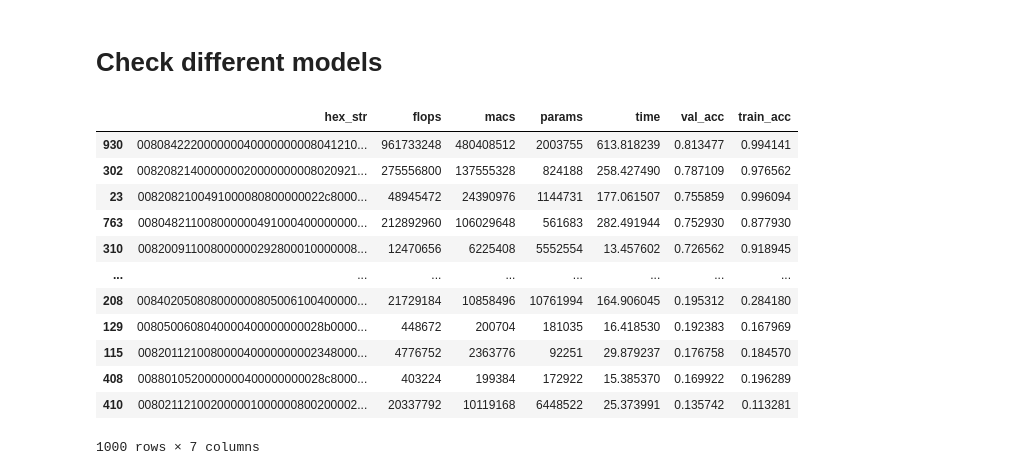
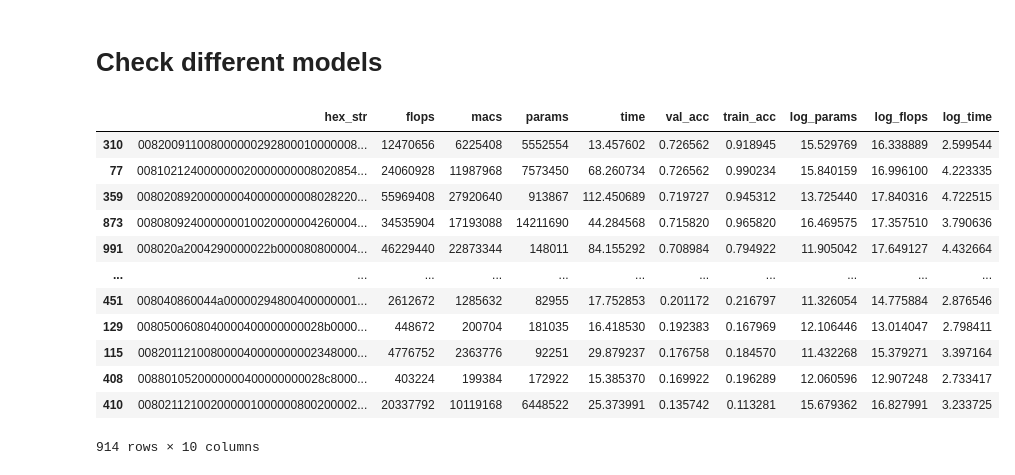
Before and after one commit to alkorolyov/sophius, a Jupyter notebook: notebooks/07_training.ipynb, the cells around one changed output. Saved outputs shown, nothing was run; the diff lists cells and outputs as text; code cells hidden in the pictures.

```diff
--- a/notebooks/07_training.ipynb
+++ b/notebooks/07_training.ipynb
@@ -144,16 +61,17 @@ Sequential(
 # %%
 import sqlite3
 import pandas as pd
+import numpy as np
 from sophius.encode import Encoder
 encoder = Encoder()
 
 
 with sqlite3.connect('../data/models.db') as conn:
     df = pd.read_sql('SELECT * FROM conv_10_lin_3_epoch_50', conn)
+    df.sort_values(by='val_acc', ascending=False, inplace=True)
+    df['log_params'] = np.log(df.params)
+    df['log_flops'] = np.log(df.flops)
+    df['log_time'] = np.log(df.time)
 
-
-model_id = 310
-t = encoder.hash2model(df.loc[model_id, 'hex_str'], in_shape=(3, 32, 32), out_shape=10)
-model = t.instantiate_model(gpu=True)
-model
+df[['val_acc', 'train_acc', 'log_params', 'log_flops', 'time']]
 # %% [output]
@@ -340,19 +371,19 @@ sns.lineplot(res, x = 'epoch', y = 'loss');
 # %% [markdown]
 # Check different models
 # %%
-df.sort_values(by='val_acc', ascending=False, inplace=True)
-df
+# df.sort_values(by='val_acc', ascending=False, inplace=True)
+df.query("time < 120")
 # %% [output]
-|  | hex_str | flops | macs | params | time | val_acc | train_acc |
-| 930 | 008084222000000040000000008041210... | 961733248 | 480408512 | 2003755 | 613.818239 | 0.813477 | 0.994141 |
-| 302 | 008208214000000020000000008020921... | 275556800 | 137555328 | 824188 | 258.427490 | 0.787109 | 0.976562 |
-| 23 | 0082082100491000080800000022c8000... | 48945472 | 24390976 | 1144731 | 177.061507 | 0.755859 | 0.996094 |
-| 763 | 008048211008000000491000400000000... | 212892960 | 106029648 | 561683 | 282.491944 | 0.752930 | 0.877930 |
-| 310 | 008200911008000000292800010000008... | 12470656 | 6225408 | 5552554 | 13.457602 | 0.726562 | 0.918945 |
-| ... | ... | ... | ... | ... | ... | ... | ... |
-| 208 | 008402050808000000805006100400000... | 21729184 | 10858496 | 10761994 | 164.906045 | 0.195312 | 0.284180 |
-| 129 | 0080500608040000400000000028b0000... | 448672 | 200704 | 181035 | 16.418530 | 0.192383 | 0.167969 |
-| 115 | 008201121008000040000000002348000... | 4776752 | 2363776 | 92251 | 29.879237 | 0.176758 | 0.184570 |
-| 408 | 0088010520000000400000000028c8000... | 403224 | 199384 | 172922 | 15.385370 | 0.169922 | 0.196289 |
-| 410 | 008021121002000001000000800200002... | 20337792 | 10119168 | 6448522 | 25.373991 | 0.135742 | 0.113281 |
+|  | hex_str | flops | macs | params | time | val_acc | train_acc | log_params | log_flops | log_time |
+| 310 | 008200911008000000292800010000008... | 12470656 | 6225408 | 5552554 | 13.457602 | 0.726562 | 0.918945 | 15.529769 | 16.338889 | 2.599544 |
+| 77 | 008102124000000020000000008020854... | 24060928 | 11987968 | 7573450 | 68.260734 | 0.726562 | 0.990234 | 15.840159 | 16.996100 | 4.223335 |
+| 359 | 008020892000000040000000008028220... | 55969408 | 27920640 | 913867 | 112.450689 | 0.719727 | 0.945312 | 13.725440 | 17.840316 | 4.722515 |
+| 873 | 008080924000000010020000004260004... | 34535904 | 17193088 | 14211690 | 44.284568 | 0.715820 | 0.965820 | 16.469575 | 17.357510 | 3.790636 |
+| 991 | 008020a2004290000022b000080800004... | 46229440 | 22873344 | 148011 | 84.155292 | 0.708984 | 0.794922 | 11.905042 | 17.649127 | 4.432664 |
+| ... | ... | ... | ... | ... | ... | ... | ... | ... | ... | ... |
+| 451 | 008040860044a00000294800400000001... | 2612672 | 1285632 | 82955 | 17.752853 | 0.201172 | 0.216797 | 11.326054 | 14.775884 | 2.876546 |
+| 129 | 0080500608040000400000000028b0000... | 448672 | 200704 | 181035 | 16.418530 | 0.192383 | 0.167969 | 12.106446 | 13.014047 | 2.798411 |
+| 115 | 008201121008000040000000002348000... | 4776752 | 2363776 | 92251 | 29.879237 | 0.176758 | 0.184570 | 11.432268 | 15.379271 | 3.397164 |
+| 408 | 0088010520000000400000000028c8000... | 403224 | 199384 | 172922 | 15.385370 | 0.169922 | 0.196289 | 12.060596 | 12.907248 | 2.733417 |
+| 410 | 008021121002000001000000800200002... | 20337792 | 10119168 | 6448522 | 25.373991 | 0.135742 | 0.113281 | 15.679362 | 16.827991 | 3.233725 |
-1000 rows × 7 columns
+914 rows × 10 columns
```
Also changed, not shown: parts of 60 cells of this notebook, 8 other files.
